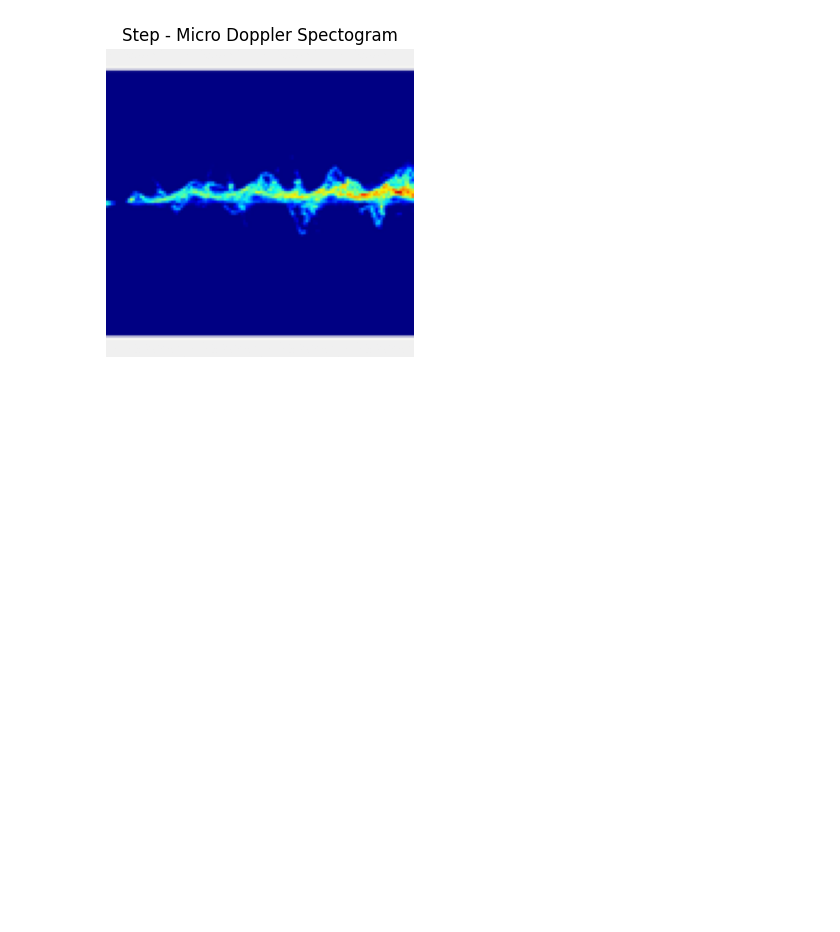
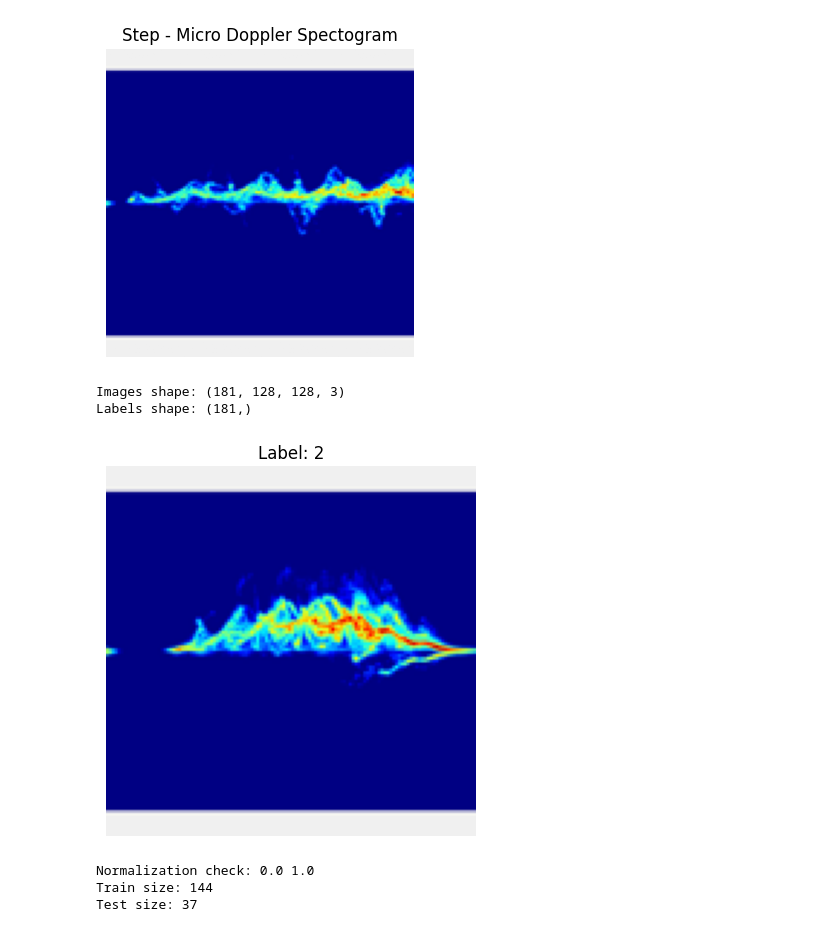
Before and after one commit to smokeScreen56/micro_doppler_target_classification, a Jupyter notebook: notebooks/visualize_miro_doppler.ipynb, the cells around one changed output. Saved outputs shown, nothing was run; the diff lists cells and outputs as text; code cells hidden in the pictures; blank space fills up the shorter version.

```diff
--- a/notebooks/visualize_miro_doppler.ipynb
+++ b/notebooks/visualize_miro_doppler.ipynb
@@ -47,0 +54,47 @@ plt.show()
+# %%
+import os
+
+PROJECT_ROOT = os.path.dirname(os.getcwd())
+DATA_DIR = os.path.join(PROJECT_ROOT, "data", "raw", "24GHz")
+# %%
+import cv2
+import numpy as np
+
+images = []
+labels = []
+
+IMG_SIZE = 128  # resize for CNN
+
+for class_name, label in label_map.items():
+    class_dir = os.path.join(DATA_DIR, class_name)
+
+    for file in os.listdir(class_dir):
+        if file.endswith((".png", ".jpg", ".jpeg")):
+            img_path = os.path.join(class_dir, file)
+
+            img = cv2.imread(img_path)
+            img = cv2.cvtColor(img, cv2.COLOR_BGR2RGB)
+            img = cv2.resize(img, (IMG_SIZE, IMG_SIZE))
+
+            images.append(img)
+            labels.append(label)
+
+images = np.array(images)
+labels = np.array(labels)
+
+print("Images shape:", images.shape)
+print("Labels shape:", labels.shape)
+# %% [output]
+Images shape: (181, 128, 128, 3)
+Labels shape: (181,)
+# %%
+import matplotlib.pyplot as plt
+import random
+
+idx = random.randint(0, len(images)-1)
+plt.imshow(images[idx])
+plt.title(f"Label: {labels[idx]}")
+plt.axis("off")
+plt.show()
+# %% [output]
+[figure, added]
@@ -47,0 +110,11 @@ plt.show()
+# %%
+X_train = X_train.astype("float32") / 255.0
+X_val = X_val.astype("float32") / 255.0
+
+print("Normalization check:", X_train.min(), X_train.max())
+print("Train size:", len(X_train))
+print("Test size:", len(X_val))
+# %% [output]
+Normalization check: 0.0 1.0
+Train size: 144
+Test size: 37
```
Also changed, not shown: parts of 14 cells of this notebook.
